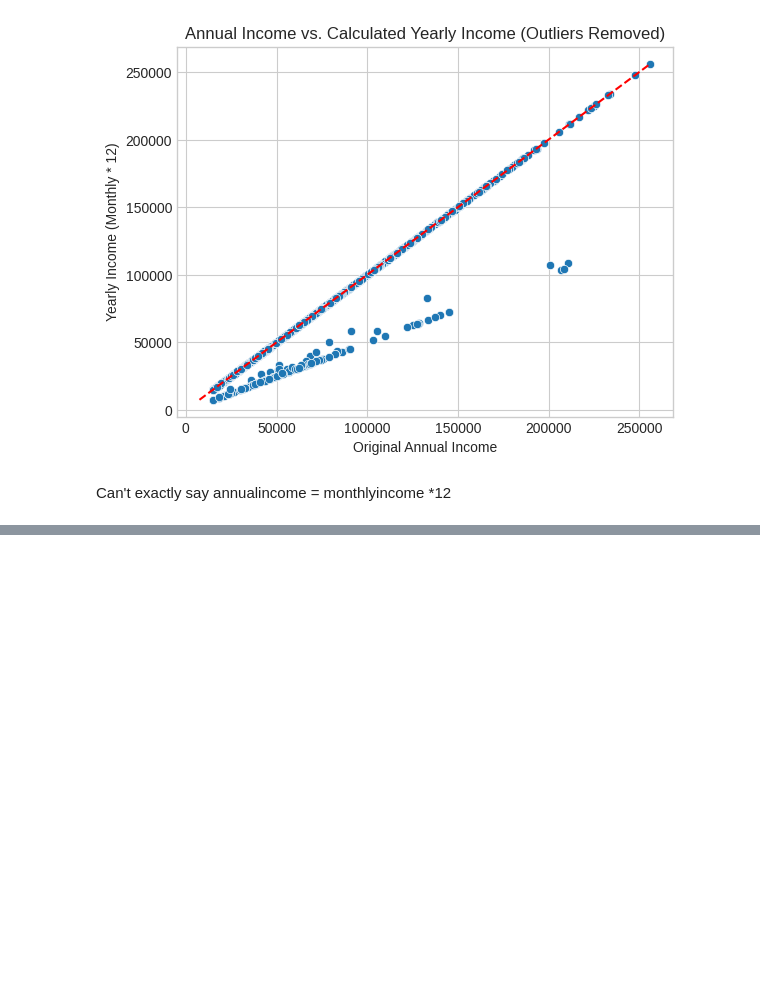
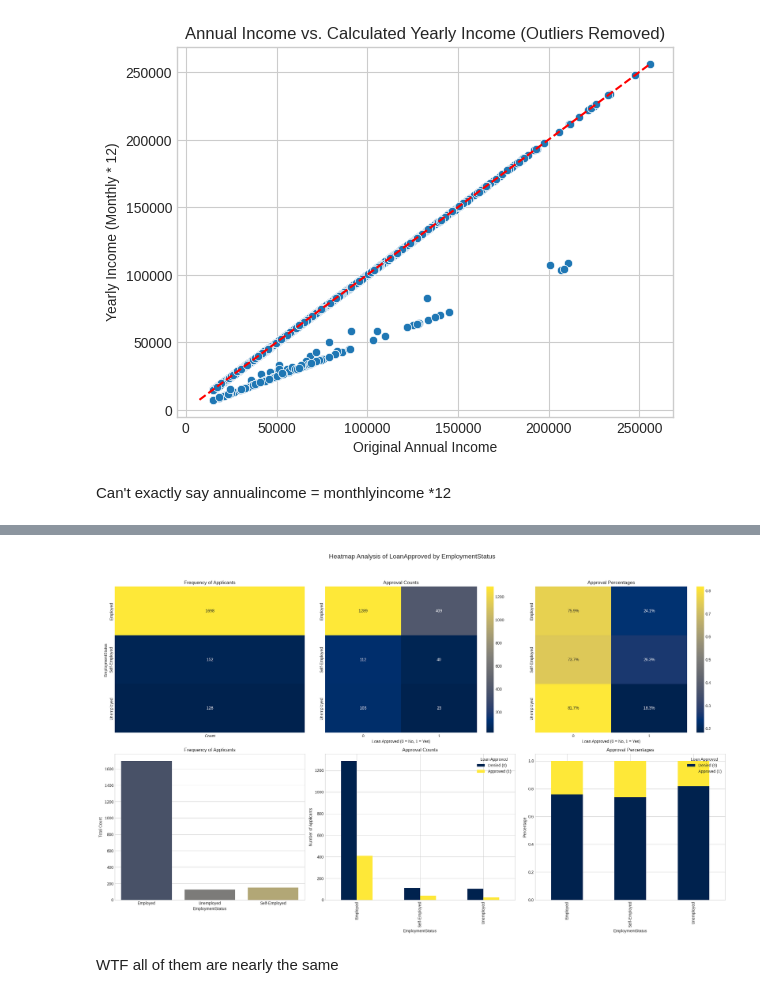
Before and after one commit to KimiyaVahidMotlagh/QBC-DA10-Group4Project1, a Jupyter notebook: DA10_EDA(Arash).ipynb, the cells around one changed output, grey strips where cells are left out. Cells and saved outputs as stored; diff of their text form; code cells hidden in the pictures; blank space fills up the shorter version.

```diff
--- a/DA10_EDA(Arash).ipynb
+++ b/DA10_EDA(Arash).ipynb
@@ -384,0 +463,6 @@ Can't exactly say annualincome = monthlyincome *12
+# %%
+plot_categorical_vs_target(df, categorical_col='EmploymentStatus', target_col='LoanApproved')
+# %% [output]
+[figure, added]
+# %% [markdown]
+WTF all of them are nearly the same
```
Also changed, not shown: parts of 3 cells of this notebook.
